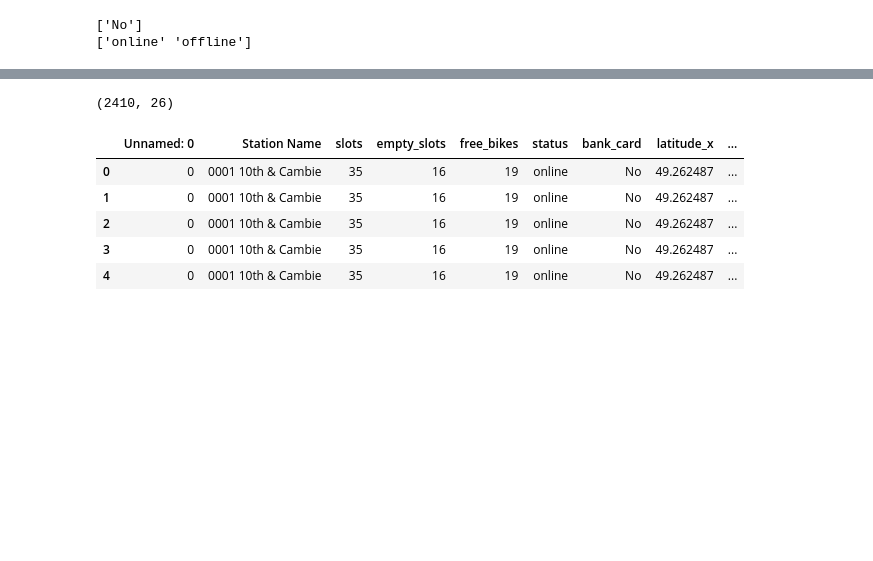
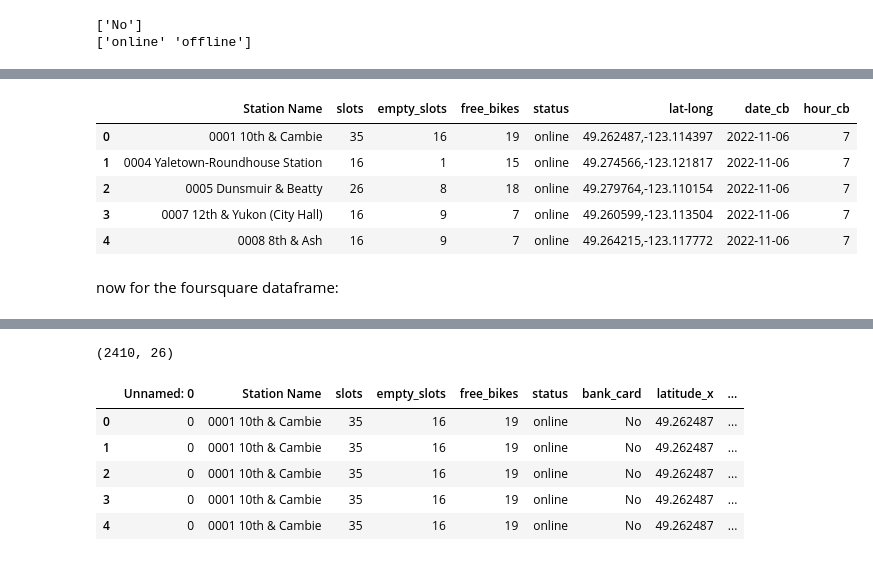
Before and after one commit to jdormaar/Statistical_Modelling_Project, a Jupyter notebook: notebooks/joining_data.ipynb, the cells around one changed output, grey strips where cells are left out. Cells and saved outputs as stored; diff of their text form; code cells hidden in the pictures; blank space fills up the shorter version.

```diff
--- a/notebooks/joining_data.ipynb
+++ b/notebooks/joining_data.ipynb
@@ -70,0 +87,13 @@ df_ctybks.head(5)
+# %%
+# Remove the verbose timestamp column
+df_ctybks = df_ctybks.drop(['timestamp'], axis = 1)
+df_ctybks.head()
+# %% [output]
+|  | Station Name | slots | empty_slots | free_bikes | status | lat-long | date_cb | hour_cb |
+| 0 | 0001 10th & Cambie | 35 | 16 | 19 | online | 49.262487,-123.114397 | 2022-11-06 | 7 |
+| 1 | 0004 Yaletown-Roundhouse Station | 16 | 1 | 15 | online | 49.274566,-123.121817 | 2022-11-06 | 7 |
+| 2 | 0005 Dunsmuir & Beatty | 26 | 8 | 18 | online | 49.279764,-123.110154 | 2022-11-06 | 7 |
+| 3 | 0007 12th & Yukon (City Hall) | 16 | 9 | 7 | online | 49.260599,-123.113504 | 2022-11-06 | 7 |
+| 4 | 0008 8th & Ash | 16 | 9 | 7 | online | 49.264215,-123.117772 | 2022-11-06 | 7 |
+# %% [markdown]
+now for the foursquare dataframe:
```
Also changed, not shown: parts of 6 cells of this notebook.
